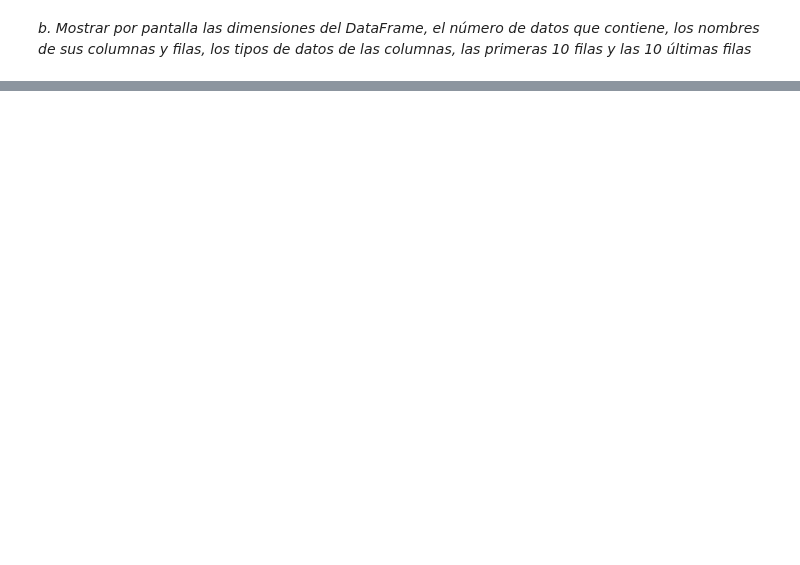
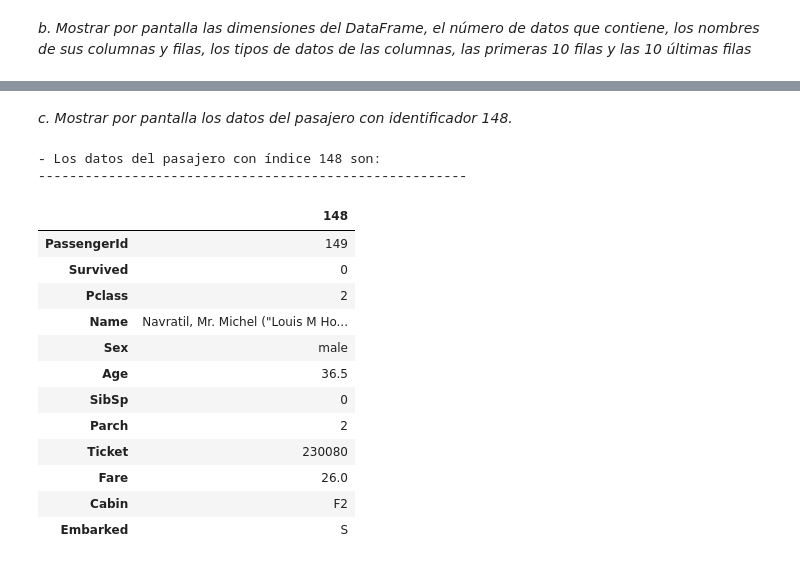
Before and after one commit to fidebravo/Modulo2, a Jupyter notebook: Modulo2_Actividad4.ipynb, the cells around one changed output, grey strips where cells are left out. Cells and saved outputs as stored; diff of their text form; code cells hidden in the pictures; blank space fills up the shorter version.

```diff
--- a/Modulo2_Actividad4.ipynb
+++ b/Modulo2_Actividad4.ipynb
@@ -202,0 +145,24 @@ df_titanic.tail(10)
+# %% [markdown]
+*c. Mostrar por pantalla los datos del pasajero con identificador 148.*
+# %%
+identificador148 = df_titanic.iloc[148]
+df_identificador148 = pd.DataFrame(identificador148)
+print('- Los datos del pasajero con índice 148 son:')
+print('-' * 55)
+df_identificador148
+# %% [output]
+- Los datos del pasajero con índice 148 son:
+-------------------------------------------------------
+|  | 148 |
+| PassengerId | 149 |
+| Survived | 0 |
+| Pclass | 2 |
+| Name | Navratil, Mr. Michel ("Louis M Ho... |
+| Sex | male |
+| Age | 36.5 |
+| SibSp | 0 |
+| Parch | 2 |
+| Ticket | 230080 |
+| Fare | 26.0 |
+| Cabin | F2 |
+| Embarked | S |
```
Also changed, not shown: parts of 17 cells of this notebook.
